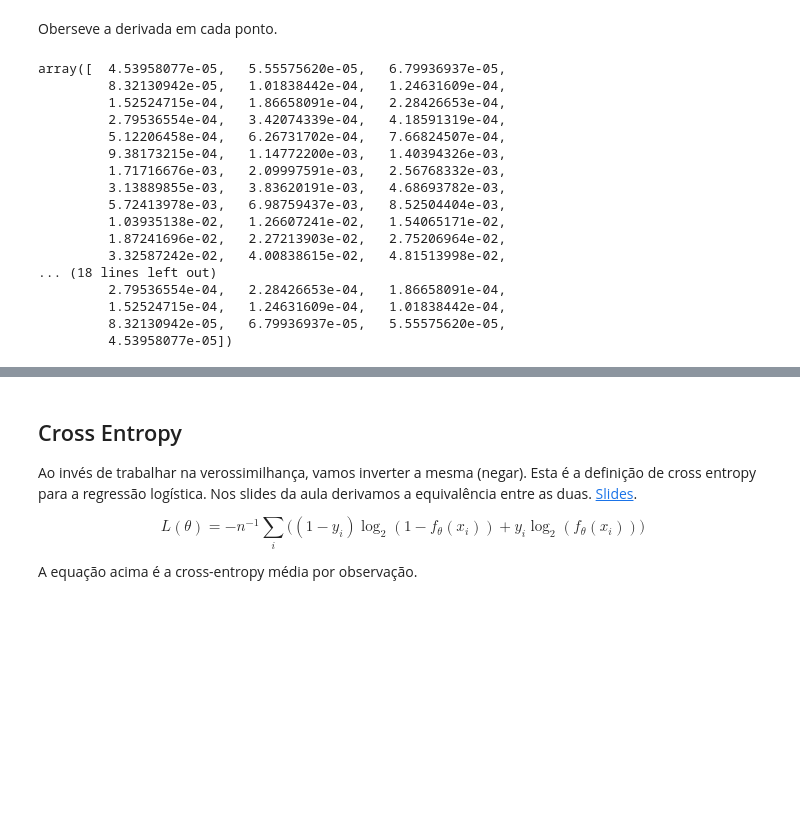
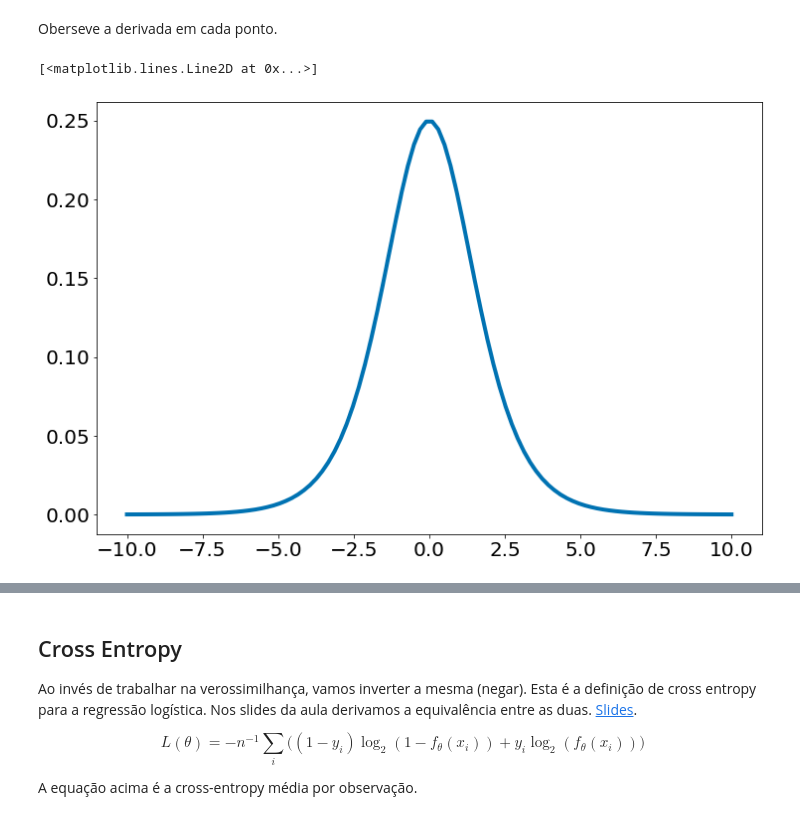
Before and after one commit to icd-ufmg/material, a Jupyter notebook: aulas/21-Logistica/21 - Regressão Logística.ipynb, the cells around one changed output, grey strips where cells are left out. Cells and saved outputs as stored; diff of their text form; code cells hidden in the pictures; blank space fills up the shorter version.

Commit message:
corrigindo logistica

```diff
--- a/aulas/21-Logistica/21 - Regressão Logística.ipynb
+++ b/aulas/21-Logistica/21 - Regressão Logística.ipynb
@@ -130,25 +130,10 @@ def logistic_prime(X, theta):
 # %% [markdown]
 Oberseve a derivada em cada ponto.
 # %%
-logistic_prime(X, np.array([1]))
+plt.plot(X, logistic_prime(X, np.array([1])))
 # %% [output]
-array([  4.53958077e-05,   5.55575620e-05,   6.79936937e-05,
-         8.32130942e-05,   1.01838442e-04,   1.24631609e-04,
-         1.52524715e-04,   1.86658091e-04,   2.28426653e-04,
-         2.79536554e-04,   3.42074339e-04,   4.18591319e-04,
-         5.12206458e-04,   6.26731702e-04,   7.66824507e-04,
-         9.38173215e-04,   1.14772200e-03,   1.40394326e-03,
-         1.71716676e-03,   2.09997591e-03,   2.56768332e-03,
-         3.13889855e-03,   3.83620191e-03,   4.68693782e-03,
-         5.72413978e-03,   6.98759437e-03,   8.52504404e-03,
-         1.03935138e-02,   1.26607241e-02,   1.54065171e-02,
-         1.87241696e-02,   2.27213903e-02,   2.75206964e-02,
-         3.32587242e-02,   4.00838615e-02,   4.81513998e-02,
-... (18 lines left out)
-         2.79536554e-04,   2.28426653e-04,   1.86658091e-04,
-         1.52524715e-04,   1.24631609e-04,   1.01838442e-04,
-         8.32130942e-05,   6.79936937e-05,   5.55575620e-05,
-         4.53958077e-05])
+[<matplotlib.lines.Line2D at 0x...>]
+[figure, added]
 # %% [markdown]
 Daqui a pouco vamos usar a mesma para ajustar um modelo:
 
```
Also changed, not shown: parts of 34 cells of this notebook.
